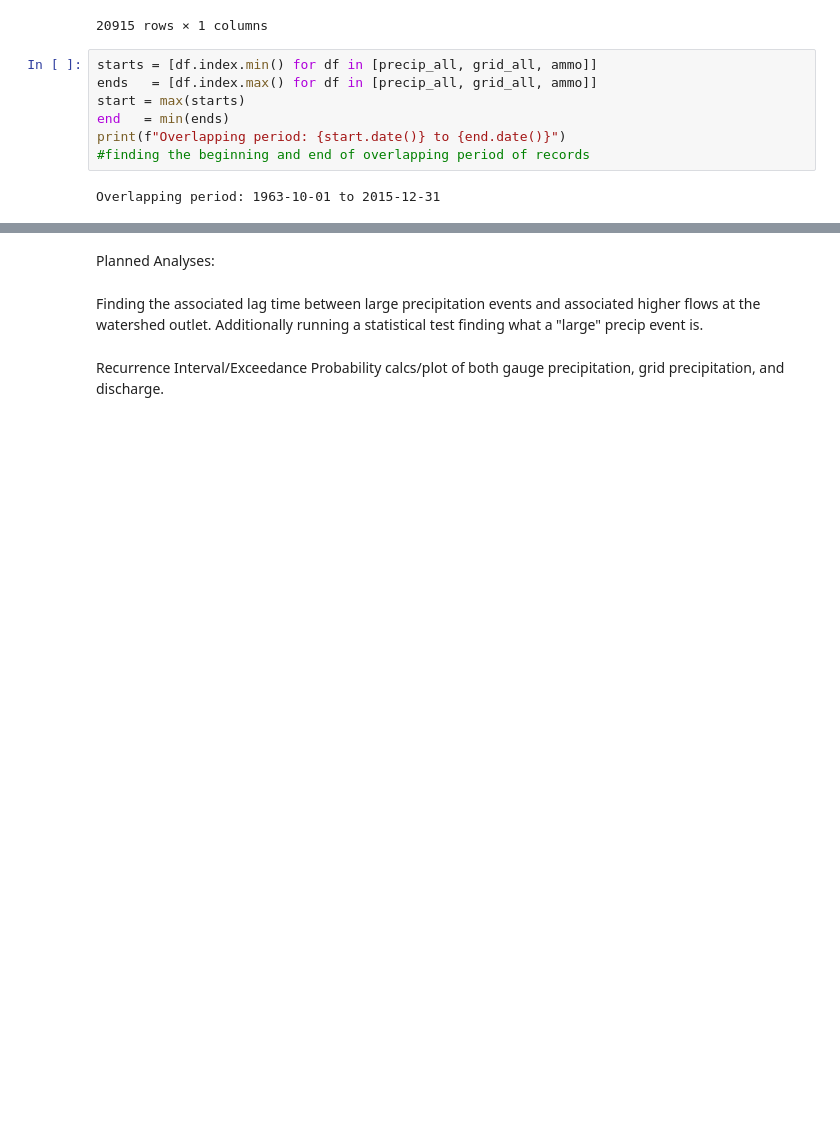
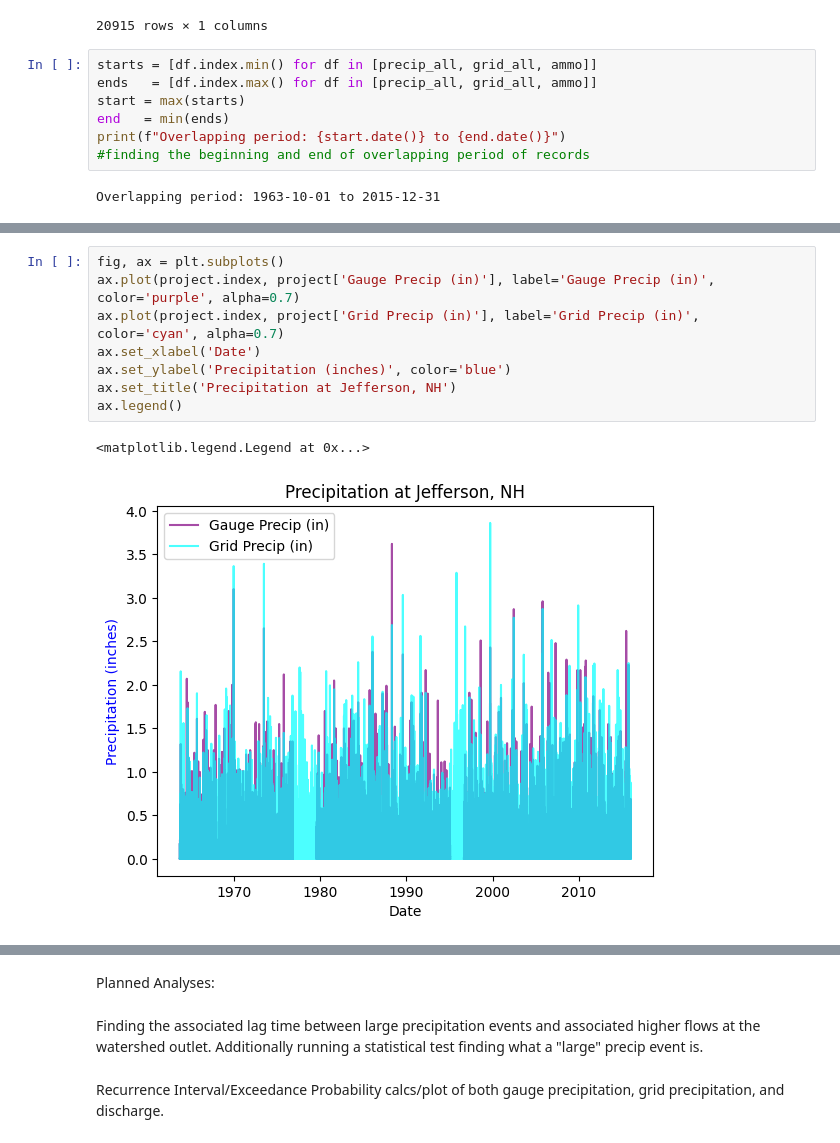
Before and after one commit to ROmslaer/ROmslaer895, a Jupyter notebook: ROmslaer Final Project.ipynb, the cells around one changed output, grey strips where cells are left out. Cells and saved outputs as stored; diff of their text form; blank space fills up the shorter version.

```diff
--- a/ROmslaer Final Project.ipynb
+++ b/ROmslaer Final Project.ipynb
@@ -178,0 +190,11 @@ Text(0.5, 1.0, 'Precipitation vs Discharge')
+# %%
+fig, ax = plt.subplots()
+ax.plot(project.index, project['Gauge Precip (in)'], label='Gauge Precip (in)', color='purple', alpha=0.7)
+ax.plot(project.index, project['Grid Precip (in)'], label='Grid Precip (in)', color='cyan', alpha=0.7)
+ax.set_xlabel('Date')
+ax.set_ylabel('Precipitation (inches)', color='blue')
+ax.set_title('Precipitation at Jefferson, NH')
+ax.legend()
+# %% [output]
+<matplotlib.legend.Legend at 0x...>
+[figure, added]
```
Also changed, not shown: parts of 6 cells of this notebook.
